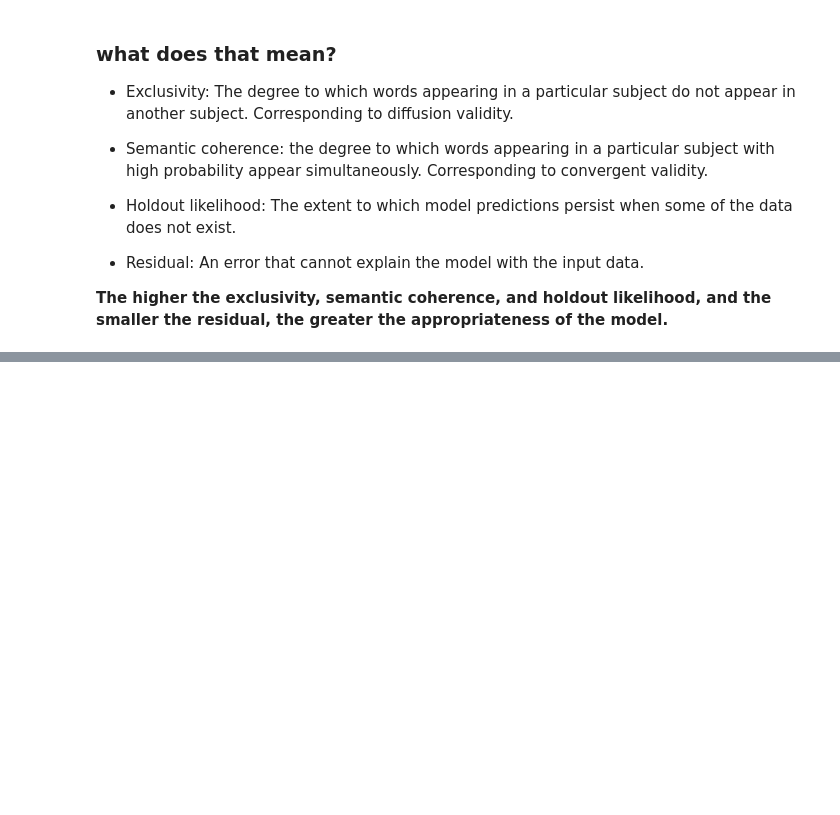
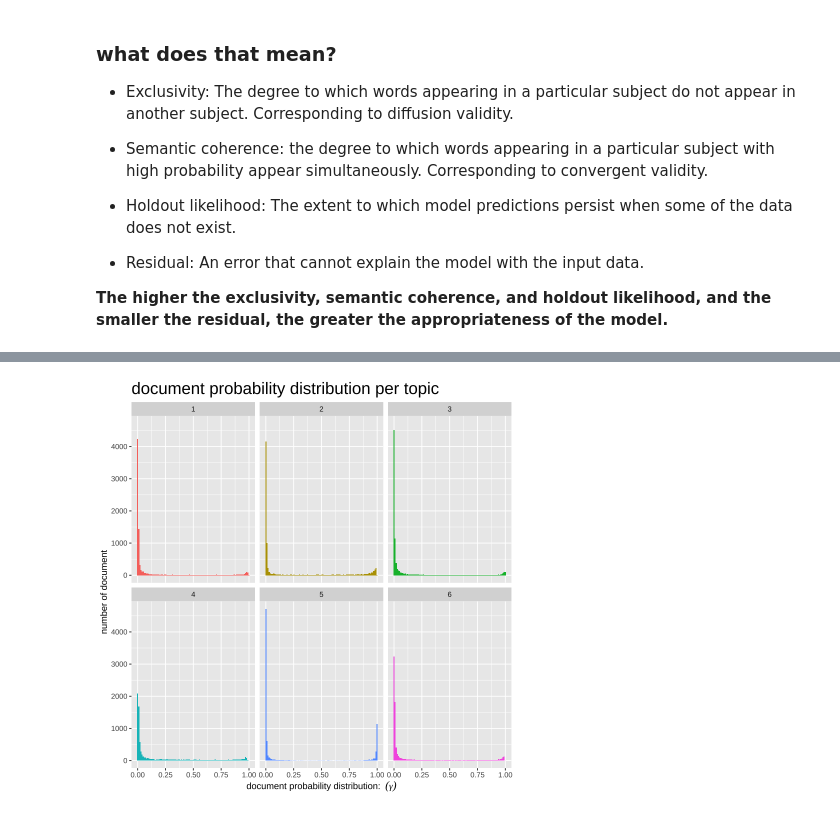
Before and after one commit to sorrychoe/topic-modeling-theory, a Jupyter notebook: notebook/Structural_Topic_Model.ipynb, the cells around one changed output, grey strips where cells are left out. Cells and saved outputs as stored; diff of their text form; code cells hidden in the pictures; blank space fills up the shorter version.

```diff
--- a/notebook/Structural_Topic_Model.ipynb
+++ b/notebook/Structural_Topic_Model.ipynb
@@ -303,0 +309,19 @@ td_beta |>
+# %%
+# show topic probability as Gamma distribution
+top_terms <- td_beta |>
+  group_by(topic) |>
+  slice_max(beta, n = 8) |>
+  select(topic, term) |>
+  summarise(terms = str_flatten(term, collapse = ", "))
+
+td_gamma <- stm_model |> tidy(matrix = 'gamma')
+
+td_gamma |>
+  ggplot(aes(x = gamma, fill = as.factor(topic))) +
+  geom_histogram(bins = 100, show.legend = F) +
+  facet_wrap(~topic) +
+  labs(title = "document probability distribution per topic",
+       y = "number of document", x = expression("document probability distribution: "~(gamma))) +
+  theme(plot.title = element_text(size = 20))
+# %% [output]
+[figure, added]
```
Also changed, not shown: parts of 11 cells of this notebook.
